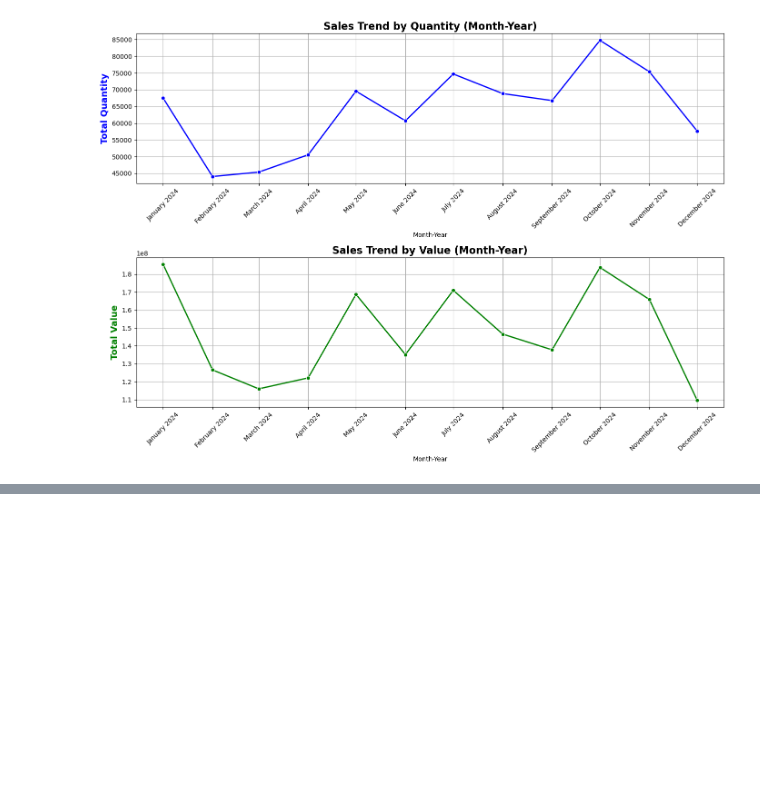
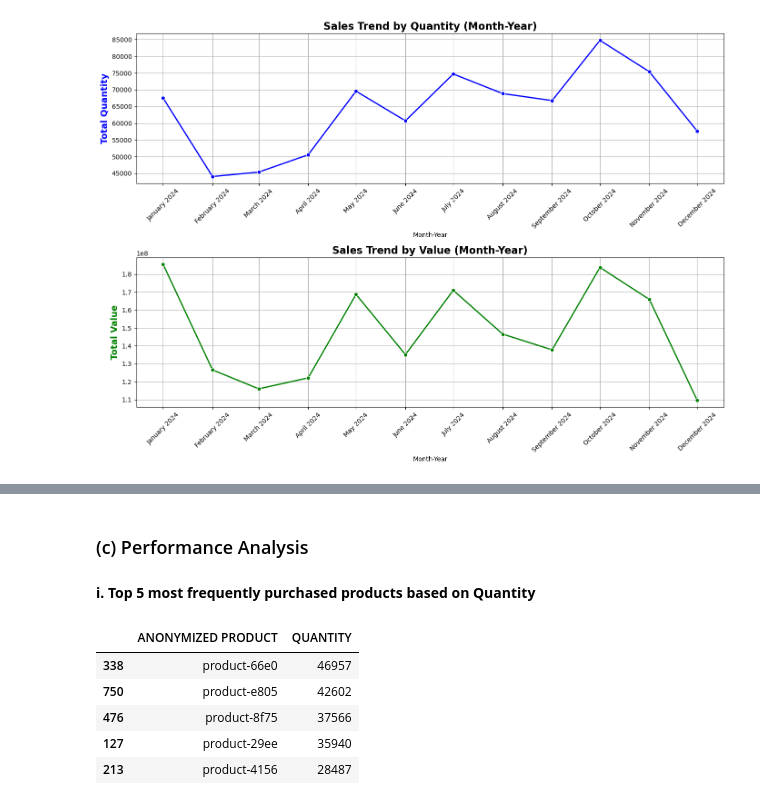
Before and after one commit to PaulMuniu/Kwanza-Tukule-Data-Analysis, a Jupyter notebook: Kwanza_Tukule.ipynb, the cells around one changed output, grey strips where cells are left out. Cells and saved outputs as stored; diff of their text form; code cells hidden in the pictures; blank space fills up the shorter version.

Commit message:
Performance Analysis

```diff
--- a/Kwanza_Tukule.ipynb
+++ b/Kwanza_Tukule.ipynb
@@ -458,0 +465,19 @@ plt.show();
+# %% [markdown]
+### (c) Performance Analysis
+# %% [markdown]
+**i. Top 5 most frequently purchased products based on Quantity**
+# %%
+top_products = data.groupby('ANONYMIZED PRODUCT').agg({'QUANTITY':'sum'}).reset_index()
+
+# sort 'Quantity' in a descending order
+top_5_products = top_products.sort_values('QUANTITY', ascending=False).head(5)
+
+# view the top 5 products
+top_5_products
+# %% [output]
+|  | ANONYMIZED PRODUCT | QUANTITY |
+| 338 | product-66e0 | 46957 |
+| 750 | product-e805 | 42602 |
+| 476 | product-8f75 | 37566 |
+| 127 | product-29ee | 35940 |
+| 213 | product-4156 | 28487 |
```
Also changed, not shown: parts of 3 cells of this notebook.
